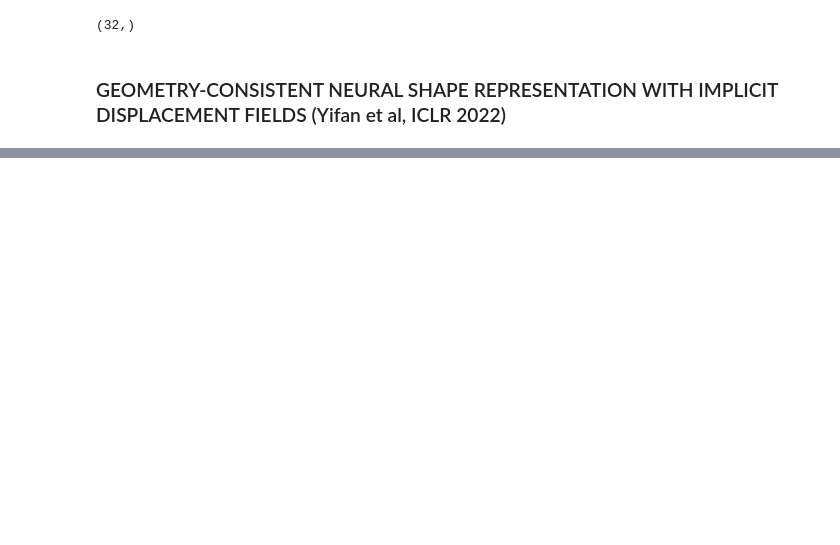
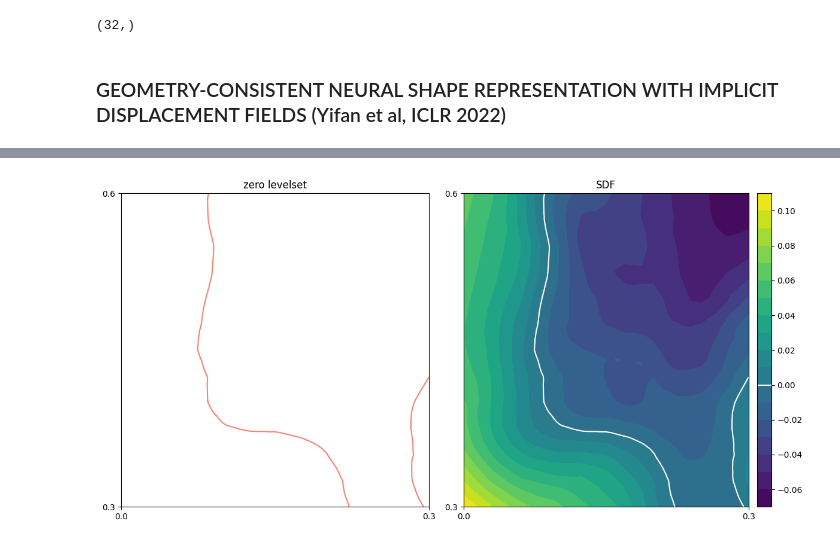
Before and after one commit to niklasschmitz/sdf_jax, a Jupyter notebook: experiments/implicit_displacement.ipynb, the cells around one changed output, grey strips where cells are left out. Cells and saved outputs as stored; diff of their text form; code cells hidden in the pictures; blank space fills up the shorter version.

```diff
--- a/experiments/implicit_displacement.ipynb
+++ b/experiments/implicit_displacement.ipynb
@@ -289,3 +289,9 @@ fig
 [490] loss: 0.01452107
 [499] loss: 0.02096957
 [interactive output not drawn]
+# %%
+func = lambda x: model(jnp.array([0.3, x[0], x[1]]))
+# %%
+plot2d(func, x_lims=(0.0, 0.3), y_lims=(0.3, 0.6), ngrid=400, figsize=(12,6))
+# %% [output]
+[figure, added]
```
